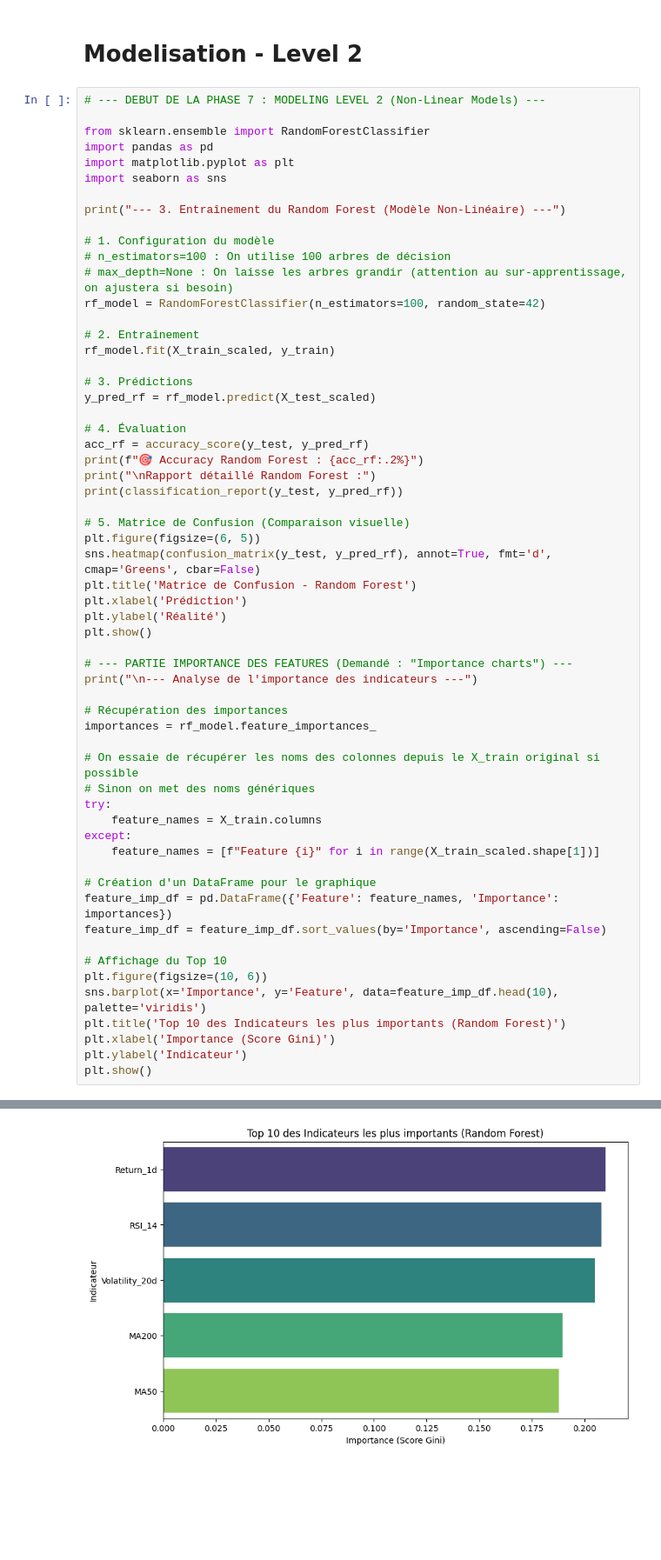
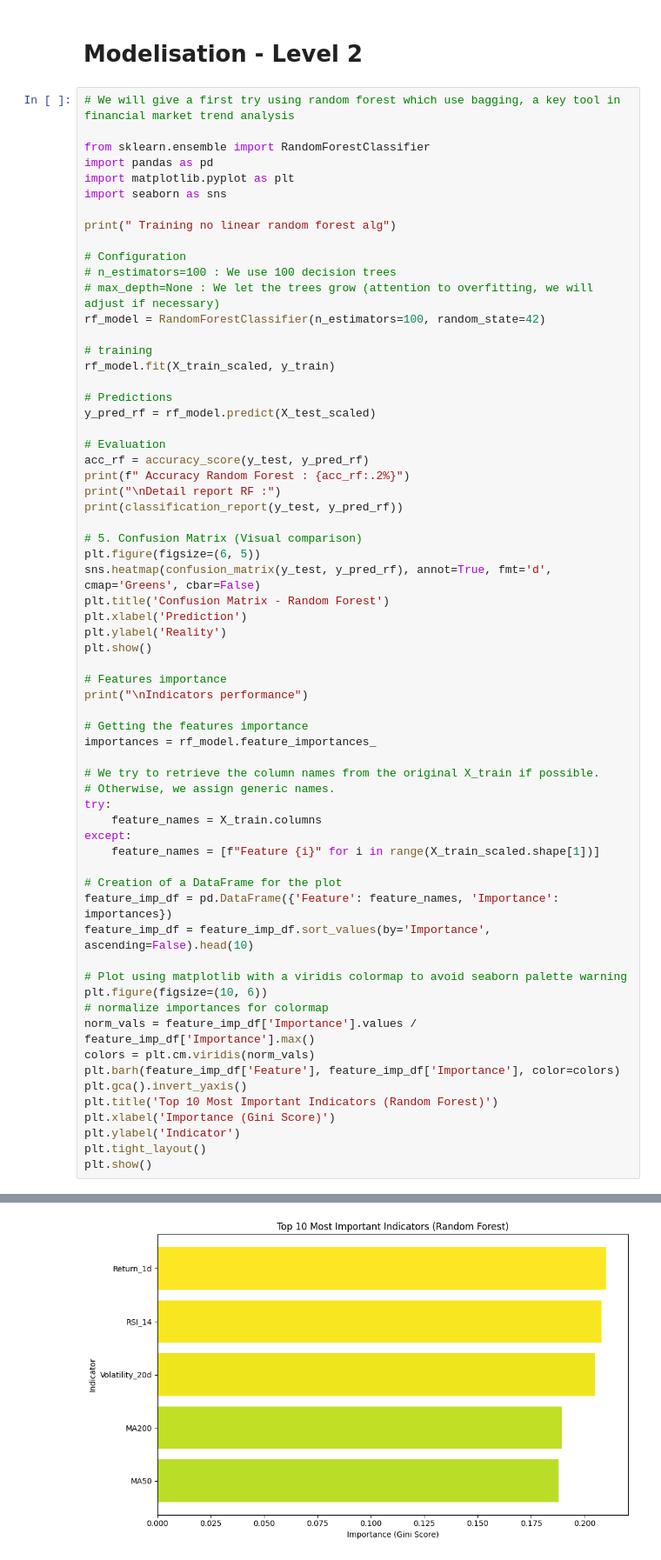
Before and after one commit to Thomasjiin/ML_Project, a Jupyter notebook: Tesla_stock_trend_prediction.ipynb, the cells around one changed output, grey strips where cells are left out. Shown at 87% size. Drawn from its saved outputs; the diff is of its cells as text; blank space fills up the shorter version.

Commit message:
Fixed some warnings and errors

```diff
--- a/Tesla_stock_trend_prediction.ipynb
+++ b/Tesla_stock_trend_prediction.ipynb
@@ -680,62 +678,67 @@ The results of the basic models are really meaningfull, because the svm model lo
 # %% [markdown]
 # Modelisation - Level 2
 # %%
-# --- DEBUT DE LA PHASE 7 : MODELING LEVEL 2 (Non-Linear Models) ---
+# We will give a first try using random forest which use bagging, a key tool in financial market trend analysis
 
 from sklearn.ensemble import RandomForestClassifier
 import pandas as pd
 import matplotlib.pyplot as plt
 import seaborn as sns
 
-print("--- 3. Entraînement du Random Forest (Modèle Non-Linéaire) ---")
+print(" Training no linear random forest alg")
 
-# 1. Configuration du modèle
-# n_estimators=100 : On utilise 100 arbres de décision
-# max_depth=None : On laisse les arbres grandir (attention au sur-apprentissage, on ajustera si besoin)
+# Configuration
+# n_estimators=100 : We use 100 decision trees
+# max_depth=None : We let the trees grow (attention to overfitting, we will adjust if necessary)
 rf_model = RandomForestClassifier(n_estimators=100, random_state=42)
 
-# 2. Entraînement
+# training
 rf_model.fit(X_train_scaled, y_train)
 
-# 3. Prédictions
+# Predictions
 y_pred_rf = rf_model.predict(X_test_scaled)
 
-# 4. Évaluation
+# Evaluation
 acc_rf = accuracy_score(y_test, y_pred_rf)
-print(f"🎯 Accuracy Random Forest : {acc_rf:.2%}")
-print("\nRapport détaillé Random Forest :")
+print(f" Accuracy Random Forest : {acc_rf:.2%}")
+print("\nDetail report RF :")
 print(classification_report(y_test, y_pred_rf))
 
-# 5. Matrice de Confusion (Comparaison visuelle)
+# 5. Confusion Matrix (Visual comparison)
 plt.figure(figsize=(6, 5))
 sns.heatmap(confusion_matrix(y_test, y_pred_rf), annot=True, fmt='d', cmap='Greens', cbar=False)
-plt.title('Matrice de Confusion - Random Forest')
-plt.xlabel('Prédiction')
-plt.ylabel('Réalité')
+plt.title('Confusion Matrix - Random Forest')
+plt.xlabel('Prediction')
+plt.ylabel('Reality')
 plt.show()
 
-# --- PARTIE IMPORTANCE DES FEATURES (Demandé : "Importance charts") ---
-print("\n--- Analyse de l'importance des indicateurs ---")
+# Features importance
+print("\nIndicators performance")
 
-# Récupération des importances
+# Getting the features importance
 importances = rf_model.feature_importances_
 
-# On essaie de récupérer les noms des colonnes depuis le X_train original si possible
-# Sinon on met des noms génériques
+# We try to retrieve the column names from the original X_train if possible.
+# Otherwise, we assign generic names.
 try:
     feature_names = X_train.columns
 except:
     feature_names = [f"Feature {i}" for i in range(X_train_scaled.shape[1])]
 
-# Création d'un DataFrame pour le graphique
+# Creation of a DataFrame for the plot
 feature_imp_df = pd.DataFrame({'Feature': feature_names, 'Importance': importances})
-feature_imp_df = feature_imp_df.sort_values(by='Importance', ascending=False)
+feature_imp_df = feature_imp_df.sort_values(by='Importance', ascending=False).head(10)
 
-# Affichage du Top 10
+# Plot using matplotlib with a viridis colormap to avoid seaborn palette warning
 plt.figure(figsize=(10, 6))
-sns.barplot(x='Importance', y='Feature', data=feature_imp_df.head(10), palette='viridis')
-plt.title('Top 10 des Indicateurs les plus importants (Random Forest)')
-plt.xlabel('Importance (Score Gini)')
-plt.ylabel('Indicateur')
+# normalize importances for colormap
+norm_vals = feature_imp_df['Importance'].values / feature_imp_df['Importance'].max()
+colors = plt.cm.viridis(norm_vals)
+plt.barh(feature_imp_df['Feature'], feature_imp_df['Importance'], color=colors)
+plt.gca().invert_yaxis()
+plt.title('Top 10 Most Important Indicators (Random Forest)')
+plt.xlabel('Importance (Gini Score)')
+plt.ylabel('Indicator')
+plt.tight_layout()
 plt.show()
 # %% [output]
@@ -759,2 +764,2 @@ Passing `palette` without assigning `hue` is deprecated and will be removed in v
-[figure, old version]
+[figure, new version]
 # %%
```
Also changed, not shown: parts of 54 cells of this notebook.
